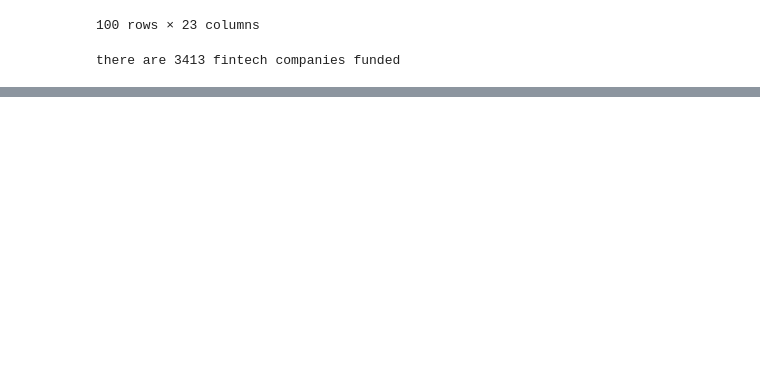
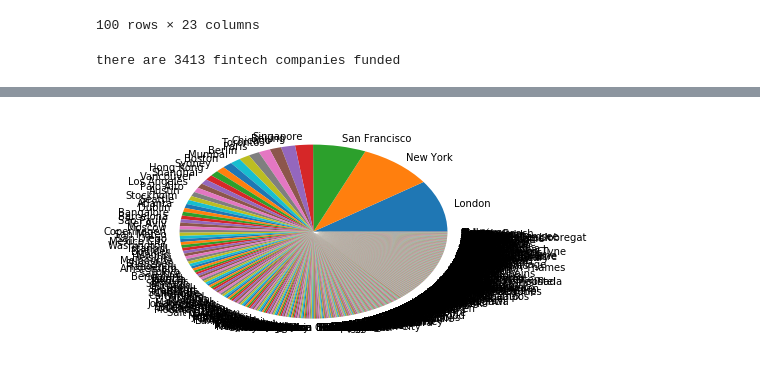
Before and after one commit to shoyasaxa/fintech-vc-funding, a Jupyter notebook: Fintech_VC.ipynb, the cells around one changed output, grey strips where cells are left out. Drawn from its saved outputs; the diff is of its cells as text; code cells hidden in the pictures; blank space fills up the shorter version.

```diff
--- a/Fintech_VC.ipynb
+++ b/Fintech_VC.ipynb
@@ -62,0 +90,3 @@ there are 3413 fintech companies funded
+# %%
+city_counts = df_fintech["city"].value_counts()
+city_counts.head(15)
@@ -62,0 +110,5 @@ there are 3413 fintech companies funded
+# %%
+plt.pie(city_counts, labels=city_counts.index)
+plt.show();
+# %% [output]
+[figure, added]
```
Also changed, not shown: parts of 8 cells of this notebook.
